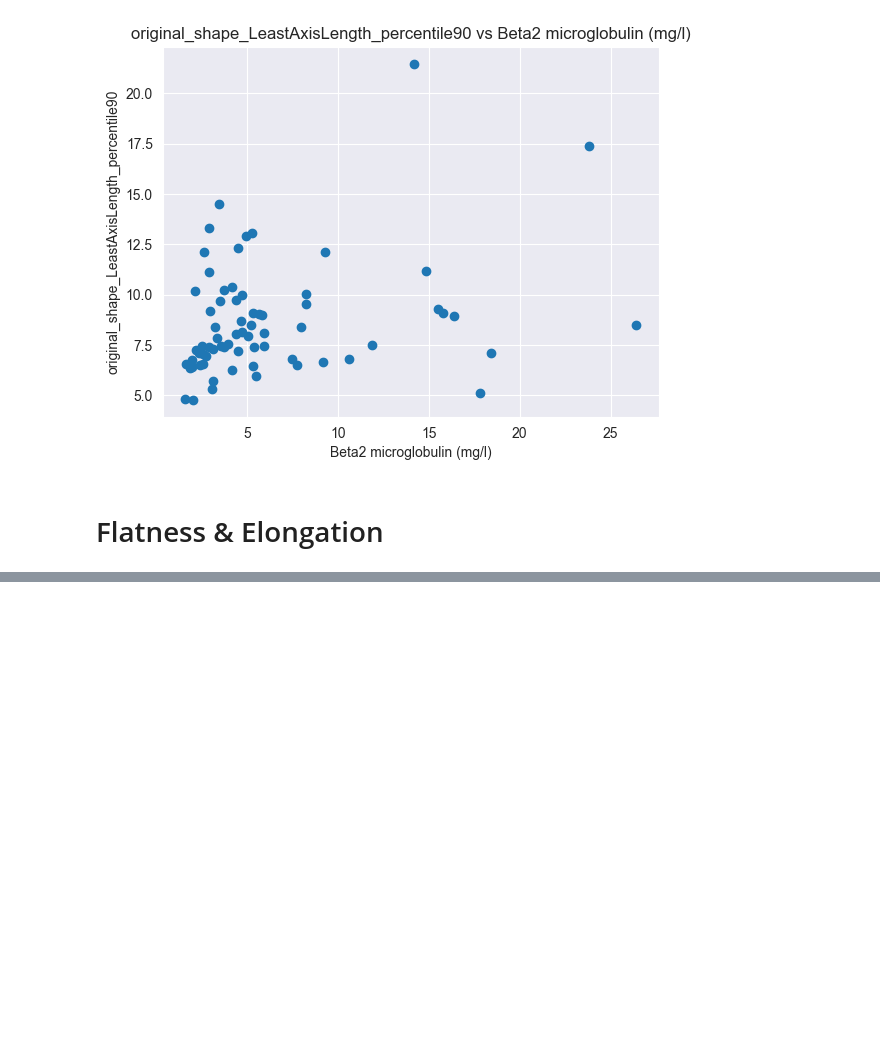
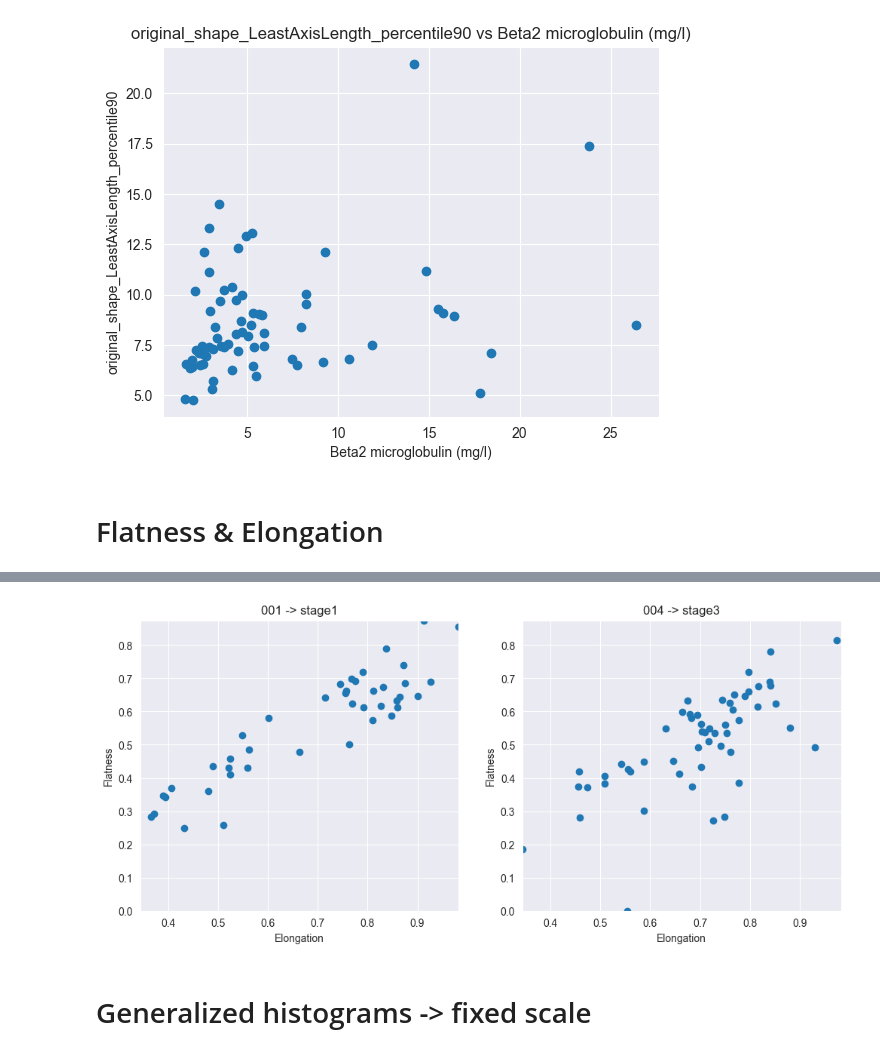
Before and after one commit to lukas1110/Analysis-of-multiple-myelomas-from-dual-CT, a Jupyter notebook: lesions_level/shape_features.ipynb, the cells around one changed output, grey strips where cells are left out. Saved outputs shown, nothing was run; the diff lists cells and outputs as text; code cells hidden in the pictures; blank space fills up the shorter version.

Commit message:
Visualizations of Elongation feature.

```diff
--- a/lesions_level/shape_features.ipynb
+++ b/lesions_level/shape_features.ipynb
@@ -362,0 +378,33 @@ Elongation = 0.55
+# %%
+df1 = pd.read_csv(r"E:\DATA_Myelomy\Myel_001\BMD_radiomics_individual_lesion_features.csv").filter(like="shape")
+df4 = pd.read_csv(r"E:\DATA_Myelomy\Myel_004\BMD_radiomics_individual_lesion_features.csv").filter(like="shape")
+# %%
+x_min = min(df1["original_shape_Elongation"].min(), df4["original_shape_Elongation"].min())
+x_max = max(df1["original_shape_Elongation"].max(), df4["original_shape_Elongation"].max())
+
+y_min = min(df1["original_shape_Flatness"].min(), df4["original_shape_Flatness"].min())
+y_max = max(df1["original_shape_Flatness"].max(), df4["original_shape_Flatness"].max())
+
+plt.figure(figsize=(12,5))
+
+plt.subplot(121)
+plt.scatter(df1["original_shape_Elongation"], df1["original_shape_Flatness"])
+plt.title("001 -> stage1")
+plt.xlabel("Elongation")
+plt.ylabel("Flatness")
+plt.xlim(x_min, x_max)
+plt.ylim(y_min, y_max)
+
+plt.subplot(122)
+plt.scatter(df4["original_shape_Elongation"], df4["original_shape_Flatness"])
+plt.title("004 -> stage3")
+plt.xlabel("Elongation")
+plt.ylabel("Flatness")
+plt.xlim(x_min, x_max)
+plt.ylim(y_min, y_max)
+
+plt.show()
+# %% [output]
+[figure, added]
+# %% [markdown]
+# Generalized histograms -> fixed scale
```
Also changed, not shown: parts of 8 cells of this notebook.
